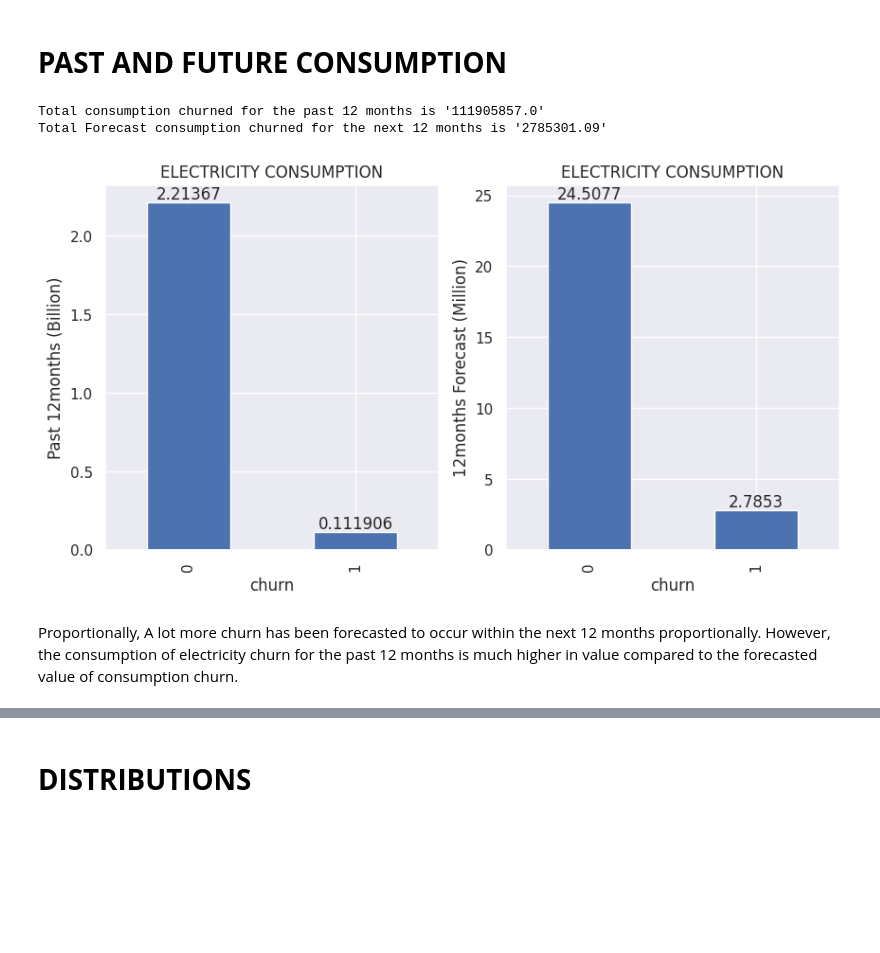
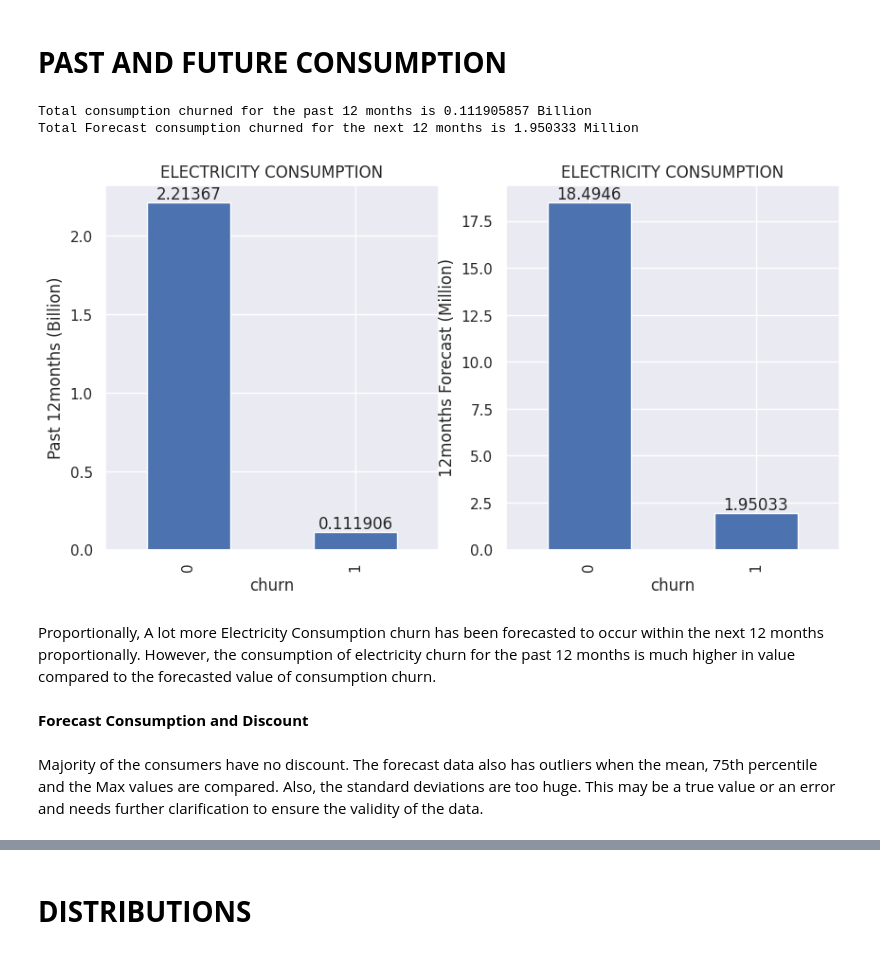
Before and after one commit to Swintabel/virtual_internship_bcg, a Jupyter notebook: the-forage.ipynb, the cells around one changed output, grey strips where cells are left out. Saved outputs shown, nothing was run; the diff lists cells and outputs as text; code cells hidden in the pictures; blank space fills up the shorter version.

```diff
--- a/the-forage.ipynb
+++ b/the-forage.ipynb
@@ -318,28 +318,34 @@ plot_barline(group_cat=group1,df=df,by="num_years_antig", date=False);
 Majority of the customers lies within 2 to 7 years of Antiquity. Therefore, consumption and churn lies within these years of antiquity categories of clients.
 # %% [markdown]
 # **PAST AND FUTURE CONSUMPTION**
+# %%
+df["forecast_cons_year"]=df["forecast_cons_year"]/1e6
 # %%
 plt.figure(figsize=(10,5))
 plt.subplot(1,2,1)
 ax= df.groupby(df["churn"])["cons_12m"].sum().plot(kind="bar")
 for n in ax.containers:
     ax.bar_label(n)
 plt.ylabel("Past 12months (Billion)")
 plt.title("ELECTRICITY CONSUMPTION")
-churn_amount=df.groupby(df["churn"])["cons_12m"].sum()[1]*1e9
-print(f"Total consumption churned for the past 12 months is '{churn_amount}'")
+churn_amount=df.groupby(df["churn"])["cons_12m"].sum()[1]
+print(f"Total consumption churned for the past 12 months is {churn_amount} Billion")
 
 plt.subplot(1,2,2)
-ax= df.groupby(df["churn"])["forecast_cons_12m"].sum().plot(kind="bar")
+ax= df.groupby(df["churn"])["forecast_cons_year"].sum().plot(kind="bar")
 for n in ax.containers:
     ax.bar_label(n)
 plt.ylabel("12months Forecast (Million)")
 plt.title("ELECTRICITY CONSUMPTION");
-churn_amount=df.groupby(df["churn"])["forecast_cons_12m"].sum()[1]*1e6
-print(f"Total Forecast consumption churned for the next 12 months is '{churn_amount}'")
+churn_amount=df.groupby(df["churn"])["forecast_cons_year"].sum()[1]
+print(f"Total Forecast consumption churned for the next 12 months is {churn_amount} Million")
 # %% [output]
-Total consumption churned for the past 12 months is '111905857.0'
-Total Forecast consumption churned for the next 12 months is '2785301.09'
+Total consumption churned for the past 12 months is 0.111905857 Billion
+Total Forecast consumption churned for the next 12 months is 1.950333 Million
-[figure, old version]
+[figure, new version]
 # %% [markdown]
-Proportionally, A lot more churn has been forecasted to occur within the next 12 months proportionally. However, the consumption of electricity churn for the past 12 months is much higher in value compared to the forecasted value of consumption churn.
+Proportionally, A lot more Electricity Consumption churn has been forecasted to occur within the next 12 months proportionally. However, the consumption of electricity churn for the past 12 months is much higher in value compared to the forecasted value of consumption churn.
+# %% [markdown]
+**Forecast Consumption and Discount**
+# %% [markdown]
+Majority of the consumers have no discount. The forecast data also has outliers when the mean, 75th percentile and the Max values are compared. Also, the standard deviations are too huge. This may be a true value or an error and needs further clarification to ensure the validity of the data.
```
Also changed, not shown: parts of 19 cells of this notebook.
